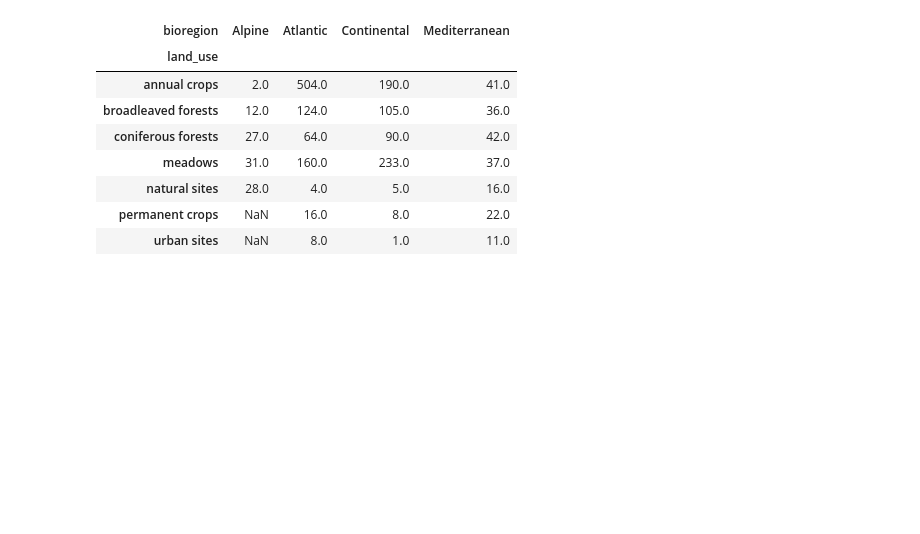
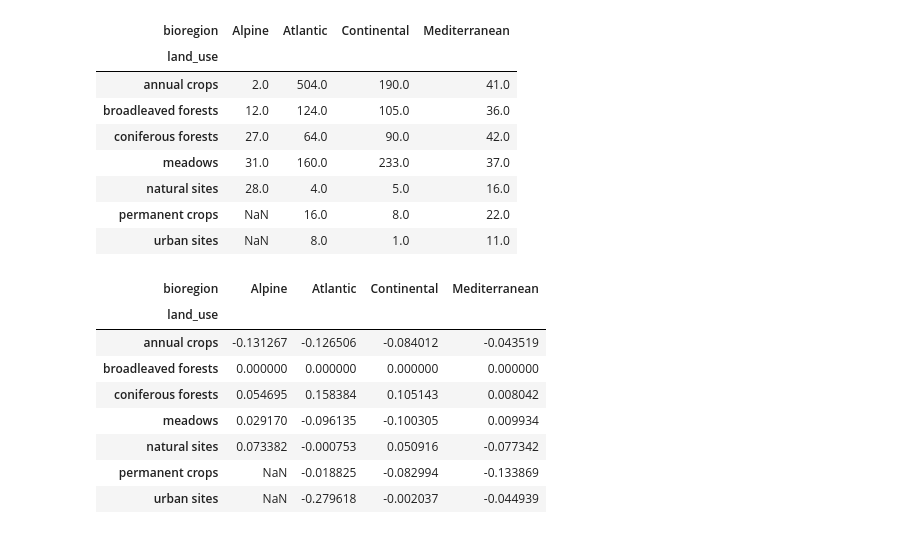
Before and after one commit to Phurga/rmqs_exploration, a Jupyter notebook: code/tests.ipynb, the cells around one changed output. Cells and saved outputs as stored; diff of their text form; code cells hidden in the pictures; blank space fills up the shorter version.

```diff
--- a/code/tests.ipynb
+++ b/code/tests.ipynb
@@ -32,3 +33,17 @@ pivot_count
 | natural sites | 28.0 | 4.0 | 5.0 | 16.0 |
 | permanent crops | NaN | 16.0 | 8.0 | 22.0 |
 | urban sites | NaN | 8.0 | 1.0 | 11.0 |
+# %%
+#calculate CF for each land use and each bioregion as 1 - (median of land_use and bioregion) / (median of broadleaved forests in the same bioregion))
+cf_df = 1 - pivot_median / pivot_median.loc['broadleaved forests']
+cf_df
+# %% [output]
+| bioregion | Alpine | Atlantic | Continental | Mediterranean |
+| land_use |  |  |  |  |
+| annual crops | -0.131267 | -0.126506 | -0.084012 | -0.043519 |
+| broadleaved forests | 0.000000 | 0.000000 | 0.000000 | 0.000000 |
+| coniferous forests | 0.054695 | 0.158384 | 0.105143 | 0.008042 |
+| meadows | 0.029170 | -0.096135 | -0.100305 | 0.009934 |
+| natural sites | 0.073382 | -0.000753 | 0.050916 | -0.077342 |
+| permanent crops | NaN | -0.018825 | -0.082994 | -0.133869 |
+| urban sites | NaN | -0.279618 | -0.002037 | -0.044939 |
```
Also changed, not shown: parts of 3 cells of this notebook, 6 other files.
